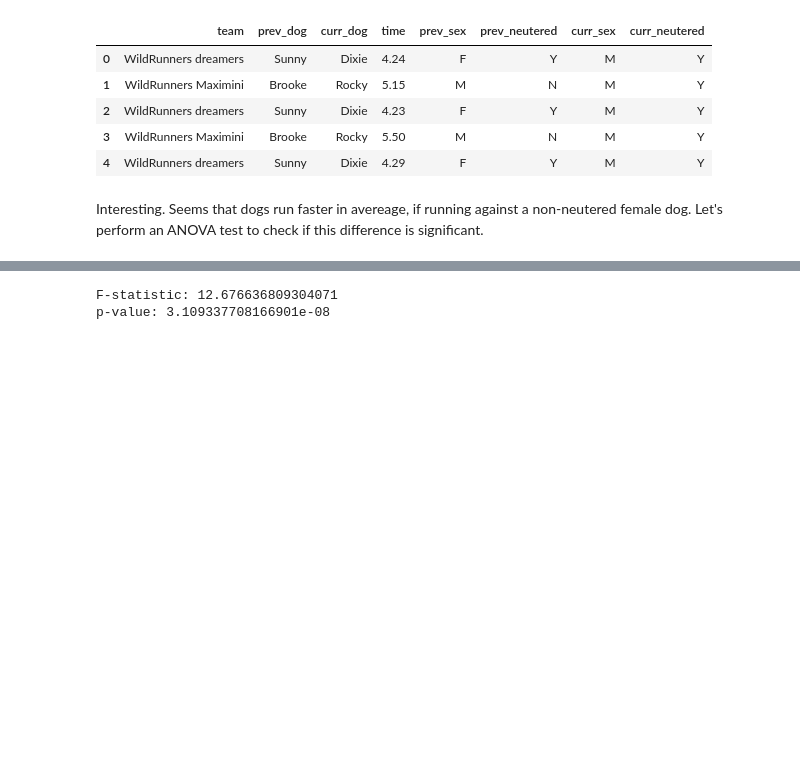
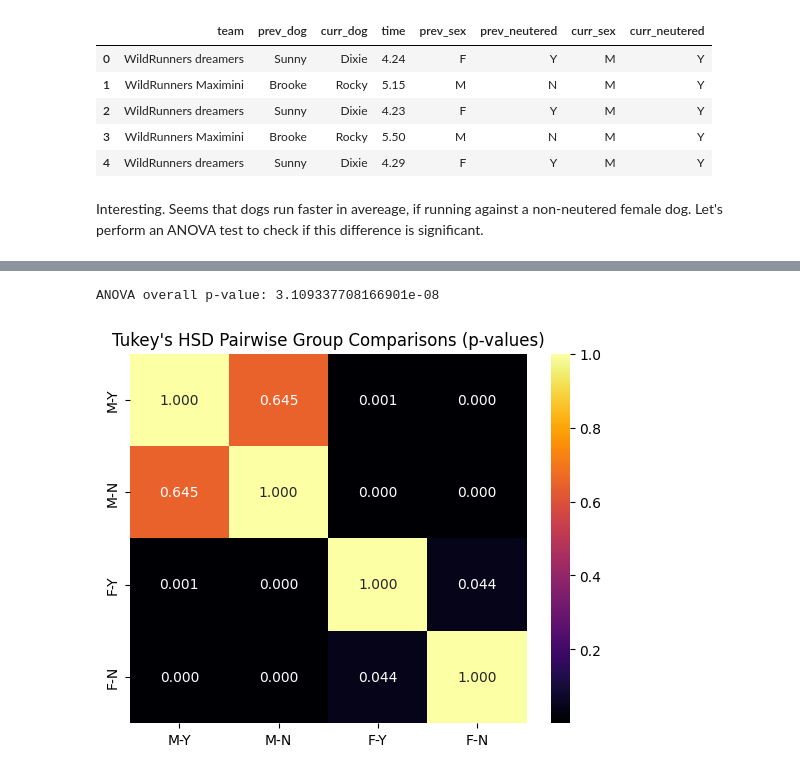
Before and after one commit to dzsobacsi/flyball-project, a Jupyter notebook: 3b-change-partner.ipynb, the cells around one changed output, grey strips where cells are left out. Cells and saved outputs as stored; diff of their text form; code cells hidden in the pictures; blank space fills up the shorter version.

```diff
--- a/3b-change-partner.ipynb
+++ b/3b-change-partner.ipynb
@@ -66,13 +71,28 @@ Very little p-value indicates, that indeed, there is a significant difference of
 # %%
+fig, axs = plt.subplots(1, 2, figsize=(20, 10))
+
+df_runs.groupby(['prev_sex', 'prev_neutered'])['time'].mean().plot(kind='barh', xerr=df_runs.groupby(['prev_sex', 'prev_neutered'])['time'].std(), ax=axs[0])
+axs[0].set_xlabel('Average Running Time [s]')
+
 g1 = df_runs[(df_runs.prev_sex == 'M') & (df_runs.prev_neutered == 'Y')]['time']
 g2 = df_runs[(df_runs.prev_sex == 'M') & (df_runs.prev_neutered == 'N')]['time']
 g3 = df_runs[(df_runs.prev_sex == 'F') & (df_runs.prev_neutered == 'Y')]['time']
 g4 = df_runs[(df_runs.prev_sex == 'F') & (df_runs.prev_neutered == 'N')]['time']
 
-f_statistic, p_value = f_oneway(g1, g2, g3, g4)
+data = [g1, g2, g3, g4]
+_, p_value = f_oneway(*data)
 
-print("F-statistic:", f_statistic)
-print("p-value:", p_value)
+print("ANOVA overall p-value:", p_value)
+print("\n")
+
+tukey_results = tukey_hsd(*data)
+p_values = tukey_results.pvalue
+p_values_2d = np.array(p_values).reshape(4, 4)
+
+labels = ['M-Y', 'M-N', 'F-Y', 'F-N']
+sns.heatmap(p_values_2d, annot=True, cmap='inferno', fmt='.3f', xticklabels=labels, yticklabels=labels, ax=axs[1])
+plt.title('Tukey\'s HSD Pairwise Group Comparisons (p-values)')
+plt.show()
 # %% [output]
-F-statistic: 12.676636809304071
-p-value: 3.109337708166901e-08
+ANOVA overall p-value: 3.109337708166901e-08
+[figure, added]
```
Also changed, not shown: parts of 5 cells of this notebook.
